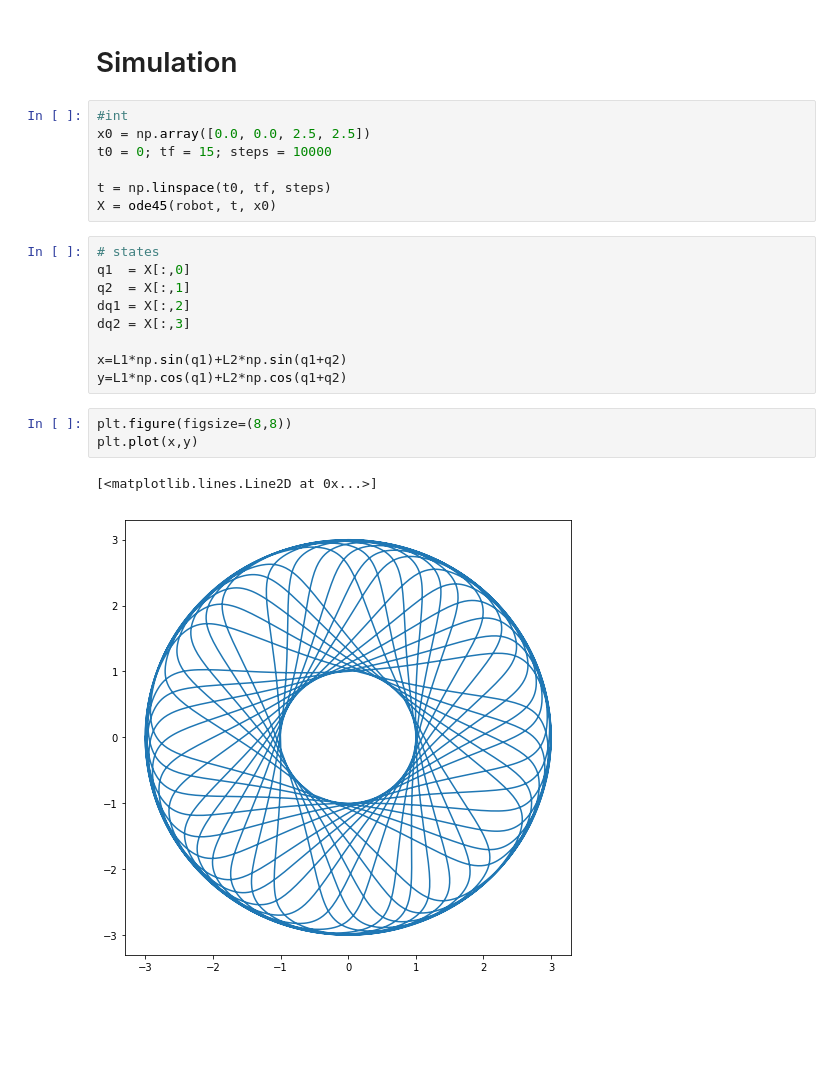
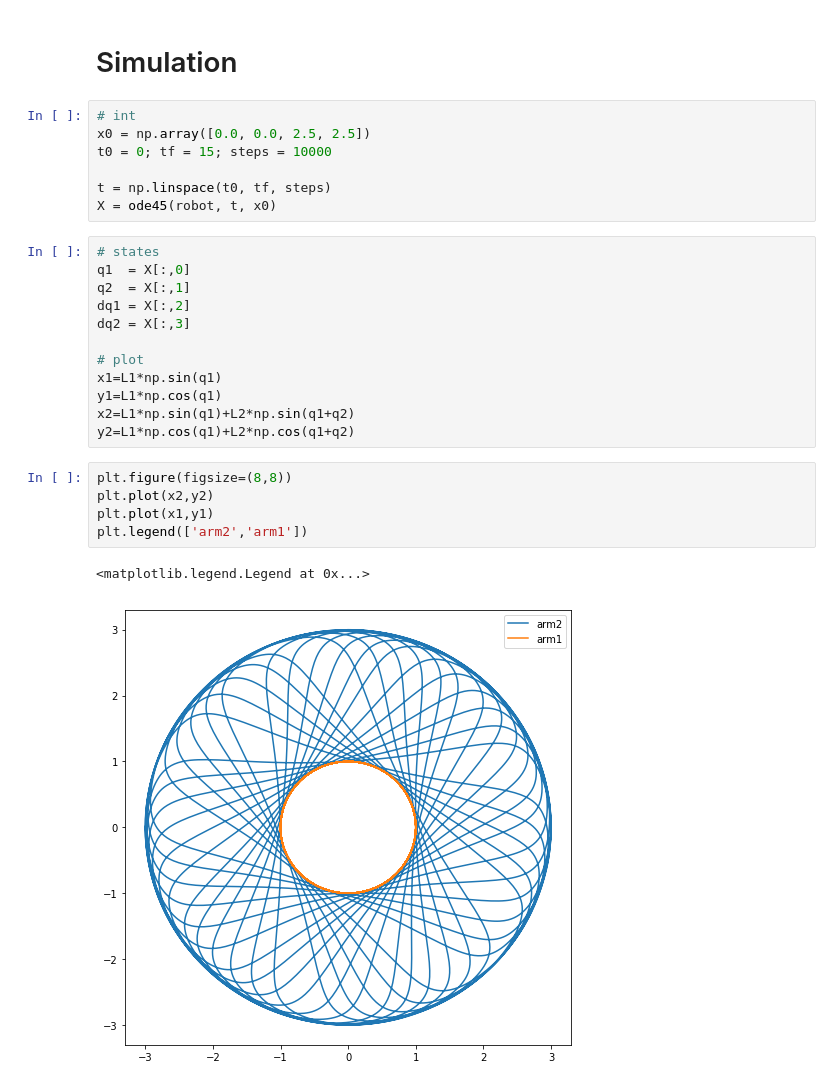
Before and after one commit to jefersonjlima/2dof-arm, a Jupyter notebook: Robotic_Arm.ipynb, the cells around one changed output. Cells and saved outputs as stored; diff of their text form; blank space fills up the shorter version.

```diff
--- a/Robotic_Arm.ipynb
+++ b/Robotic_Arm.ipynb
@@ -89,7 +91,7 @@ def robot(t,X):
 # %% [markdown]
 # Simulation
 # %%
-#int
+# int
 x0 = np.array([0.0, 0.0, 2.5, 2.5])
 t0 = 0; tf = 15; steps = 10000
 
@@ -102,11 +104,16 @@ q2  = X[:,1]
 dq1 = X[:,2]
 dq2 = X[:,3]
 
-x=L1*np.sin(q1)+L2*np.sin(q1+q2)
-y=L1*np.cos(q1)+L2*np.cos(q1+q2)
+# plot
+x1=L1*np.sin(q1)
+y1=L1*np.cos(q1)
+x2=L1*np.sin(q1)+L2*np.sin(q1+q2)
+y2=L1*np.cos(q1)+L2*np.cos(q1+q2)
 # %%
 plt.figure(figsize=(8,8))
-plt.plot(x,y)
+plt.plot(x2,y2)
+plt.plot(x1,y1)
+plt.legend(['arm2','arm1'])
 # %% [output]
-[<matplotlib.lines.Line2D at 0x...>]
+<matplotlib.legend.Legend at 0x...>
-[figure, old version]
+[figure, new version]
```
Also changed, not shown: parts of 1 cell of this notebook.
